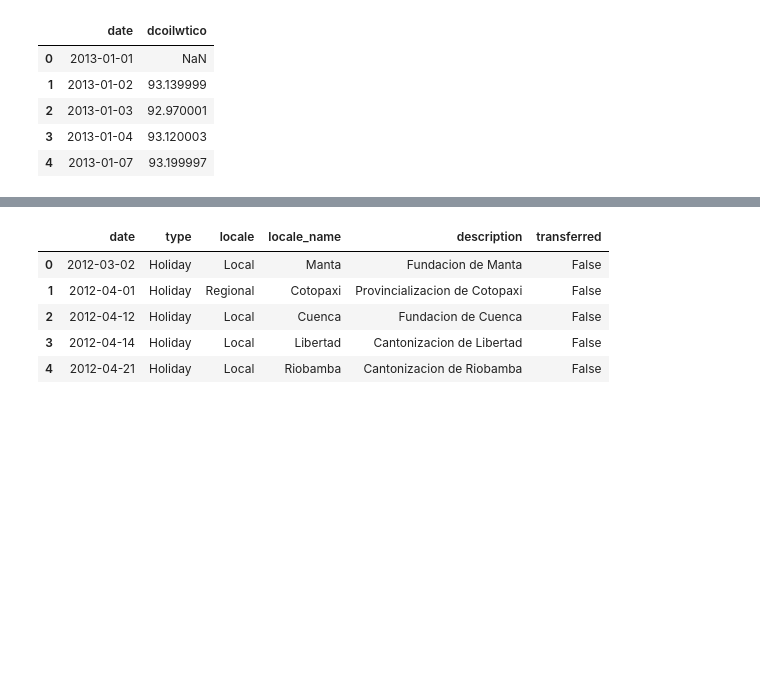
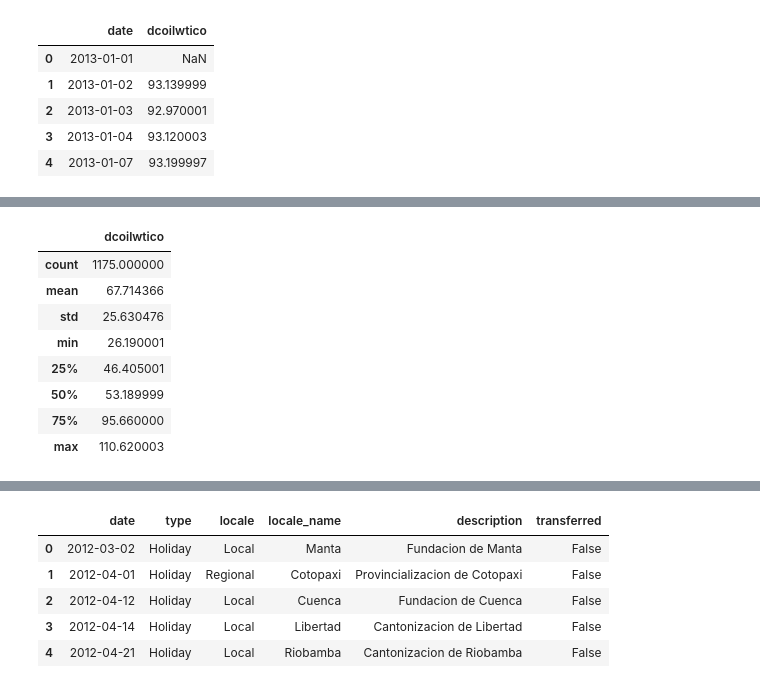
Before and after one commit to Njuraita/Time-Series-Regression-Analysis-Corporation-Favorita-, a Jupyter notebook: Notebooks/main.ipynb, the cells around one changed output, grey strips where cells are left out. Drawn from its saved outputs; the diff is of its cells as text; code cells hidden in the pictures; blank space fills up the shorter version.

```diff
--- a/Notebooks/main.ipynb
+++ b/Notebooks/main.ipynb
@@ -125,0 +133,13 @@ oil_data.head()
+# %%
+# Describe the oil data numerical values
+oil_data.describe()
+# %% [output]
+|  | dcoilwtico |
+| count | 1175.000000 |
+| mean | 67.714366 |
+| std | 25.630476 |
+| min | 26.190001 |
+| 25% | 46.405001 |
+| 50% | 53.189999 |
+| 75% | 95.660000 |
+| max | 110.620003 |
```
Also changed, not shown: parts of 30 cells of this notebook, 1 other file.
